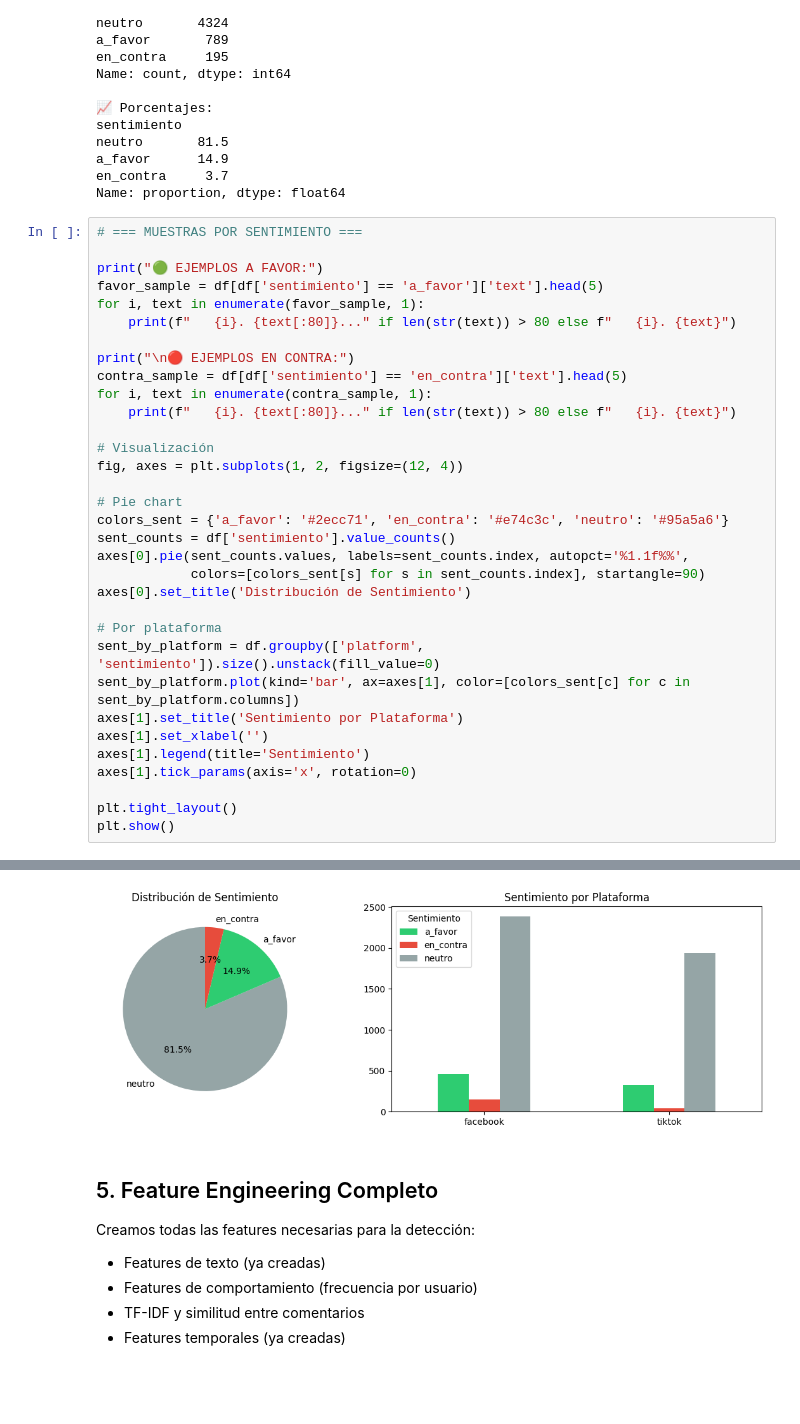
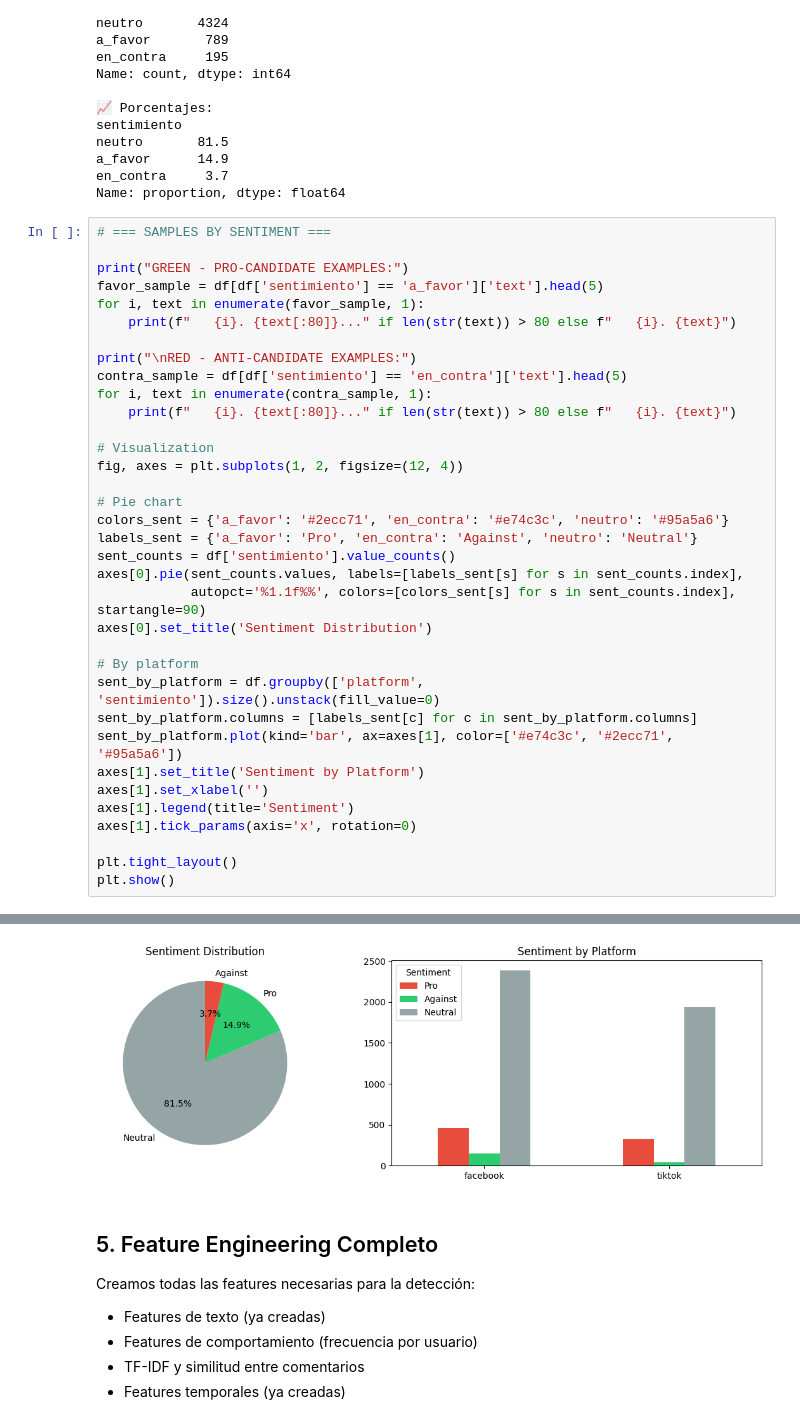
Before and after one commit to soyHouston256/tiktokscraping, a Jupyter notebook: notebooks/botsDetector_2.ipynb, the cells around one changed output, grey strips where cells are left out. Saved outputs shown, nothing was run; the diff lists cells and outputs as text; blank space fills up the shorter version.

```diff
--- a/notebooks/botsDetector_2.ipynb
+++ b/notebooks/botsDetector_2.ipynb
@@ -392,34 +390,36 @@ a_favor      14.9
 en_contra     3.7
 Name: proportion, dtype: float64
 # %%
-# === MUESTRAS POR SENTIMIENTO ===
+# === SAMPLES BY SENTIMENT ===
 
-print("🟢 EJEMPLOS A FAVOR:")
+print("GREEN - PRO-CANDIDATE EXAMPLES:")
 favor_sample = df[df['sentimiento'] == 'a_favor']['text'].head(5)
 for i, text in enumerate(favor_sample, 1):
     print(f"   {i}. {text[:80]}..." if len(str(text)) > 80 else f"   {i}. {text}")
 
-print("\n🔴 EJEMPLOS EN CONTRA:")
+print("\nRED - ANTI-CANDIDATE EXAMPLES:")
 contra_sample = df[df['sentimiento'] == 'en_contra']['text'].head(5)
 for i, text in enumerate(contra_sample, 1):
     print(f"   {i}. {text[:80]}..." if len(str(text)) > 80 else f"   {i}. {text}")
 
-# Visualización
+# Visualization
 fig, axes = plt.subplots(1, 2, figsize=(12, 4))
 
 # Pie chart
 colors_sent = {'a_favor': '#2ecc71', 'en_contra': '#e74c3c', 'neutro': '#95a5a6'}
+labels_sent = {'a_favor': 'Pro', 'en_contra': 'Against', 'neutro': 'Neutral'}
 sent_counts = df['sentimiento'].value_counts()
-axes[0].pie(sent_counts.values, labels=sent_counts.index, autopct='%1.1f%%',
-            colors=[colors_sent[s] for s in sent_counts.index], startangle=90)
-axes[0].set_title('Distribución de Sentimiento')
+axes[0].pie(sent_counts.values, labels=[labels_sent[s] for s in sent_counts.index],
+            autopct='%1.1f%%', colors=[colors_sent[s] for s in sent_counts.index], startangle=90)
+axes[0].set_title('Sentiment Distribution')
 
-# Por plataforma
+# By platform
 sent_by_platform = df.groupby(['platform', 'sentimiento']).size().unstack(fill_value=0)
-sent_by_platform.plot(kind='bar', ax=axes[1], color=[colors_sent[c] for c in sent_by_platform.columns])
-axes[1].set_title('Sentimiento por Plataforma')
+sent_by_platform.columns = [labels_sent[c] for c in sent_by_platform.columns]
+sent_by_platform.plot(kind='bar', ax=axes[1], color=['#e74c3c', '#2ecc71', '#95a5a6'])
+axes[1].set_title('Sentiment by Platform')
 axes[1].set_xlabel('')
-axes[1].legend(title='Sentimiento')
+axes[1].legend(title='Sentiment')
 axes[1].tick_params(axis='x', rotation=0)
 
 plt.tight_layout()
@@ -436,9 +436,9 @@ plt.show()
    1. Manuelito Ayala Ignorantes de Mier... Lean y sabrán de la realidad peruana
    2. Amanda Ayala Ignorantes de Mier... Lean y sabrán de la realidad peruana
    3. Fue trampa de Gorriti y su organización criminal roja caviar cómplices con la ma...
    4. David Marin Ramos Sanchez mafia roja caviar unidos con mafia china ratera contra...
    5. Los chinos manejan cálidades. Dependiendo cuanto quieras pagar. No todo es malo....
-[figure, old version]
+[figure, new version]
 # %% [markdown]
 ## 5. Feature Engineering Completo
 
```
Also changed, not shown: parts of 8 cells of this notebook, 1 other file.
